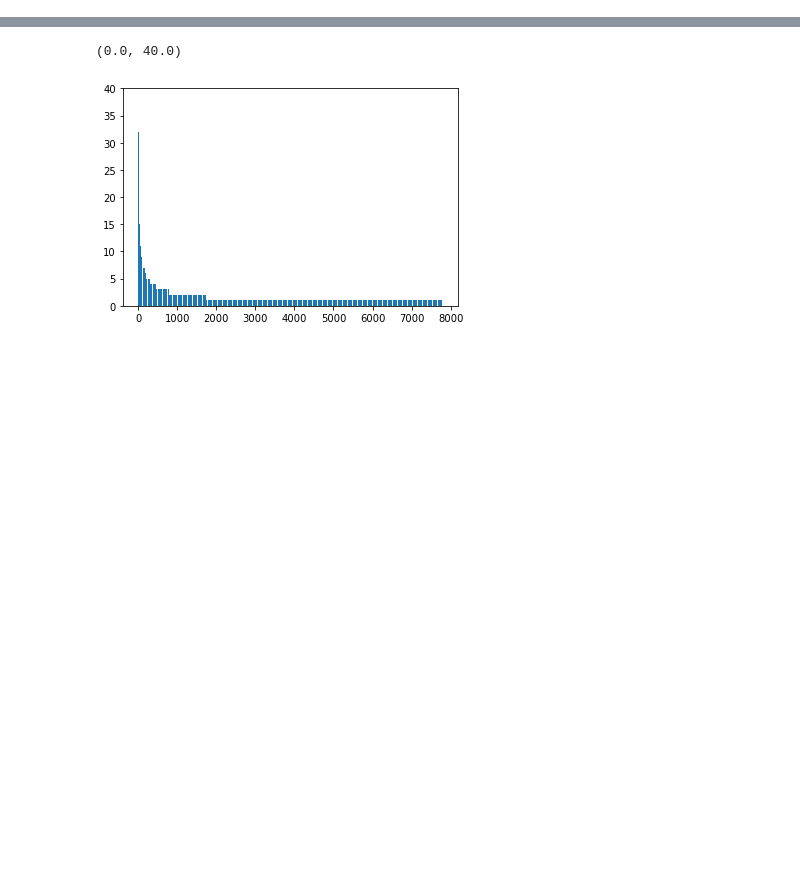
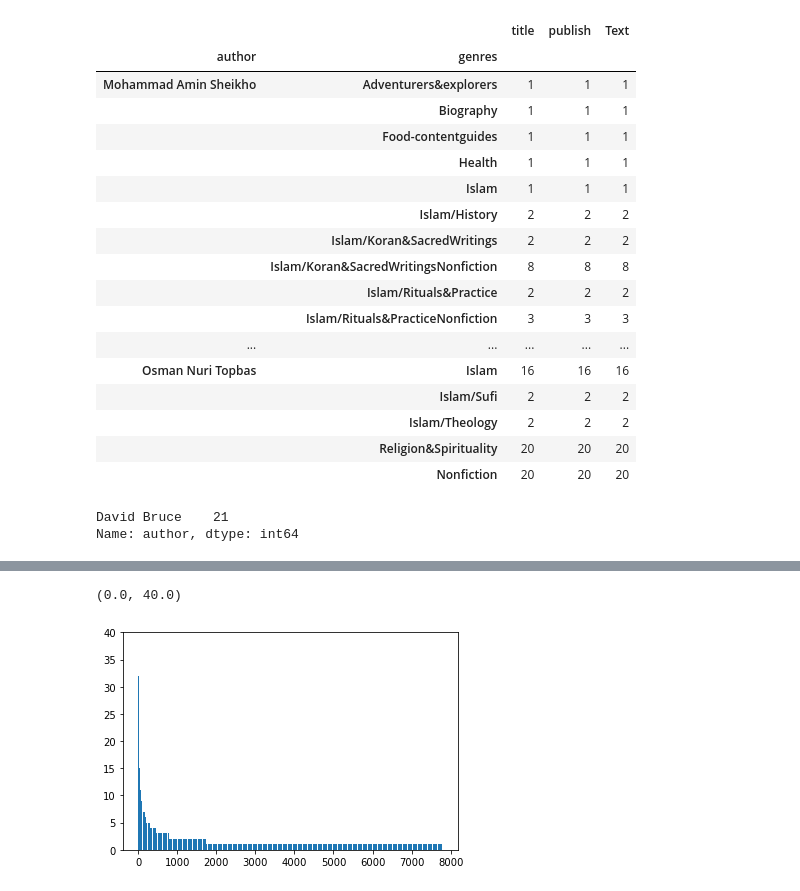
Before and after one commit to EN555/Author-Identification, a Jupyter notebook: Notebooks/playground.ipynb, the cells around one changed output, grey strips where cells are left out. Drawn from its saved outputs; the diff is of its cells as text; code cells hidden in the pictures; blank space fills up the shorter version.

```diff
--- a/Notebooks/playground.ipynb
+++ b/Notebooks/playground.ipynb
@@ -63,0 +139,4 @@ df[df["author"]]
+# %%
+# df["genres"] = df["genres"].apply(lambda s : set(s.replace("[","").replace("]","").replace("'","").split(",")))
+df["genres"] = df["genres"].apply(lambda s : set(s))
+df2 = df.explode("genres")
@@ -63,0 +179,28 @@ df[df["author"]]
+# %%
+specfic_authors = ["Osman Nuri Topbas","Mohammad Amin Sheikho"]
+new_df = df2[df2["author"].isin(specfic_authors)]
+new_df.groupby(["author","genres"]).count()
+# %% [output]
+|  |  | title | publish | Text |
+| author | genres |  |  |  |
+| Mohammad Amin Sheikho | Adventurers&explorers | 1 | 1 | 1 |
+|  | Biography | 1 | 1 | 1 |
+|  | Food-contentguides | 1 | 1 | 1 |
+|  | Health | 1 | 1 | 1 |
+|  | Islam | 1 | 1 | 1 |
+|  | Islam/History | 2 | 2 | 2 |
+|  | Islam/Koran&SacredWritings | 2 | 2 | 2 |
+|  | Islam/Koran&SacredWritingsNonfiction | 8 | 8 | 8 |
+|  | Islam/Rituals&Practice | 2 | 2 | 2 |
+|  | Islam/Rituals&PracticeNonfiction | 3 | 3 | 3 |
+| ... | ... | ... | ... | ... |
+| Osman Nuri Topbas | Islam | 16 | 16 | 16 |
+|  | Islam/Sufi | 2 | 2 | 2 |
+|  | Islam/Theology | 2 | 2 | 2 |
+|  | Religion&Spirituality | 20 | 20 | 20 |
+|  | Nonfiction | 20 | 20 | 20 |
+# %%
+df[(df["genres"].str.contains("Education")) & (df["author"]=="David Bruce")]["author"].value_counts()
+# %% [output]
+David Bruce    21
+Name: author, dtype: int64
```
Also changed, not shown: parts of 27 cells of this notebook.
